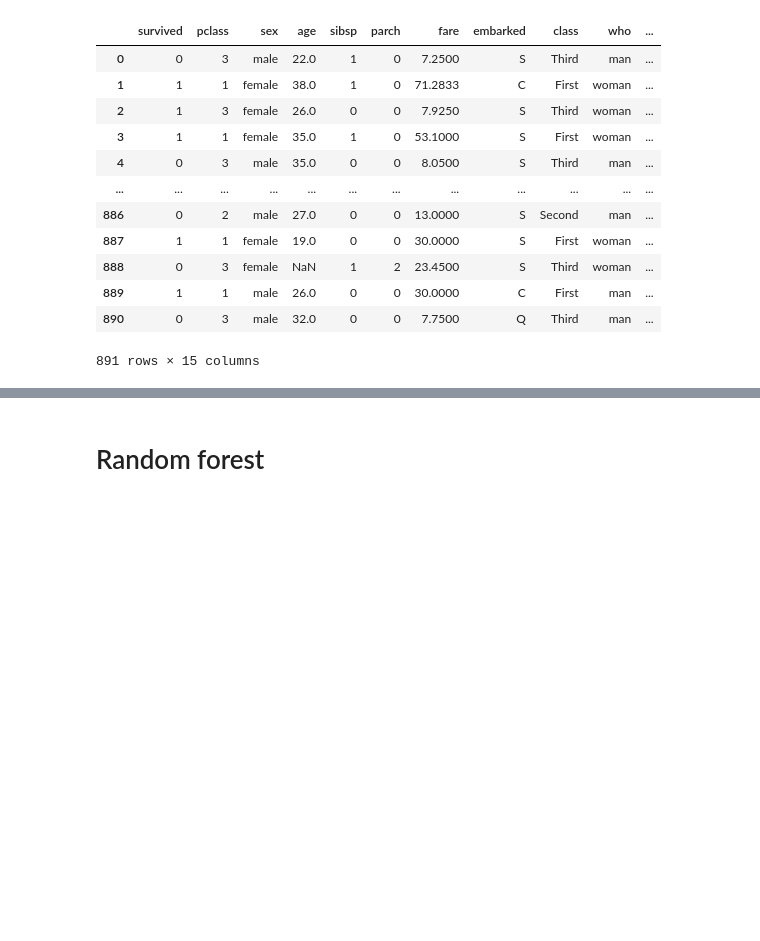
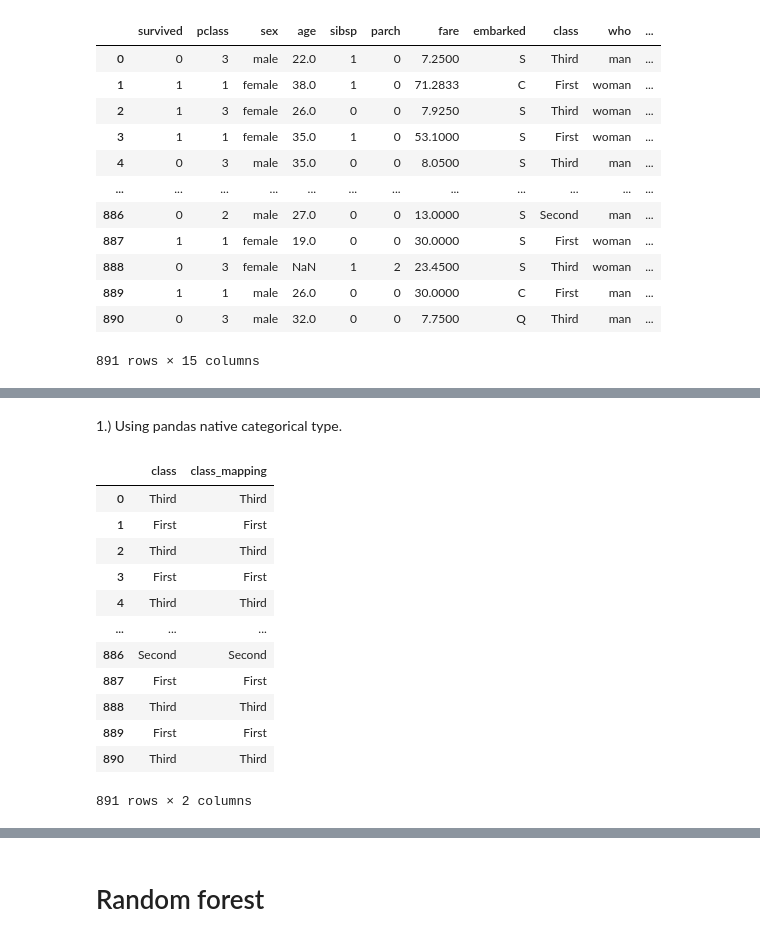
Before and after one commit to leropo00/ml_digital_art, a Jupyter notebook: notebooks/tutorial/tutorial_training_of_tabular.ipynb, the cells around one changed output, grey strips where cells are left out. Saved outputs shown, nothing was run; the diff lists cells and outputs as text; code cells hidden in the pictures; blank space fills up the shorter version.

```diff
--- a/notebooks/tutorial/tutorial_training_of_tabular.ipynb
+++ b/notebooks/tutorial/tutorial_training_of_tabular.ipynb
@@ -210,0 +217,24 @@ pd.get_dummies(df, columns=['who','embarked', 'embark_town']).head()
+# %% [markdown]
+1.) Using pandas native categorical type.
+# %%
+from pandas.api.types import CategoricalDtype
+
+order = ["First", "Second", "Third"]
+cat_type = CategoricalDtype(categories=order, ordered=True)
+
+df["class_mapping"] = df["class"].astype(cat_type)
+df[["class", "class_mapping"]]
+# %% [output]
+|  | class | class_mapping |
+| 0 | Third | Third |
+| 1 | First | First |
+| 2 | Third | Third |
+| 3 | First | First |
+| 4 | Third | Third |
+| ... | ... | ... |
+| 886 | Second | Second |
+| 887 | First | First |
+| 888 | Third | Third |
+| 889 | First | First |
+| 890 | Third | Third |
+891 rows × 2 columns
```
Also changed, not shown: parts of 15 cells of this notebook.
